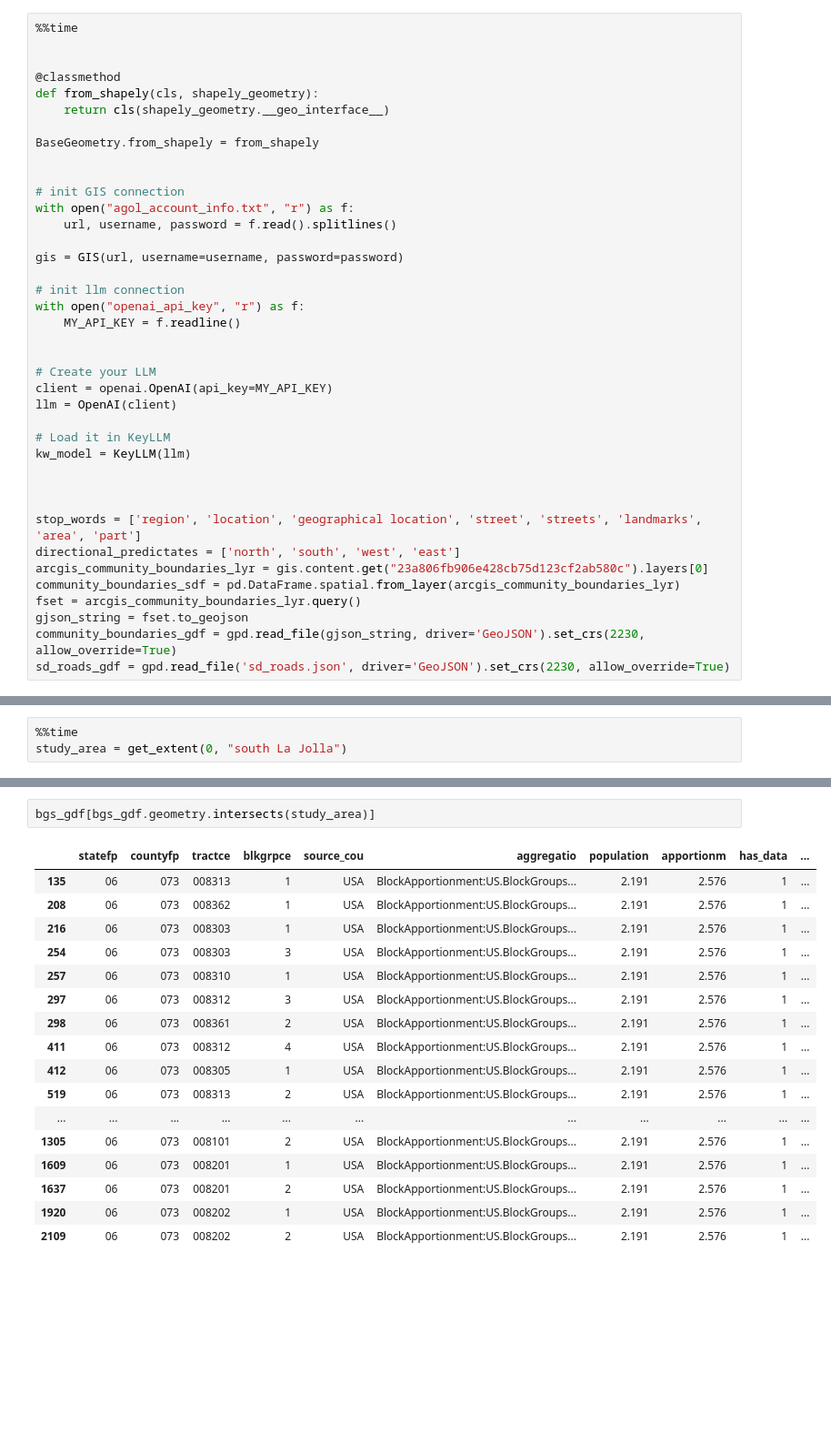
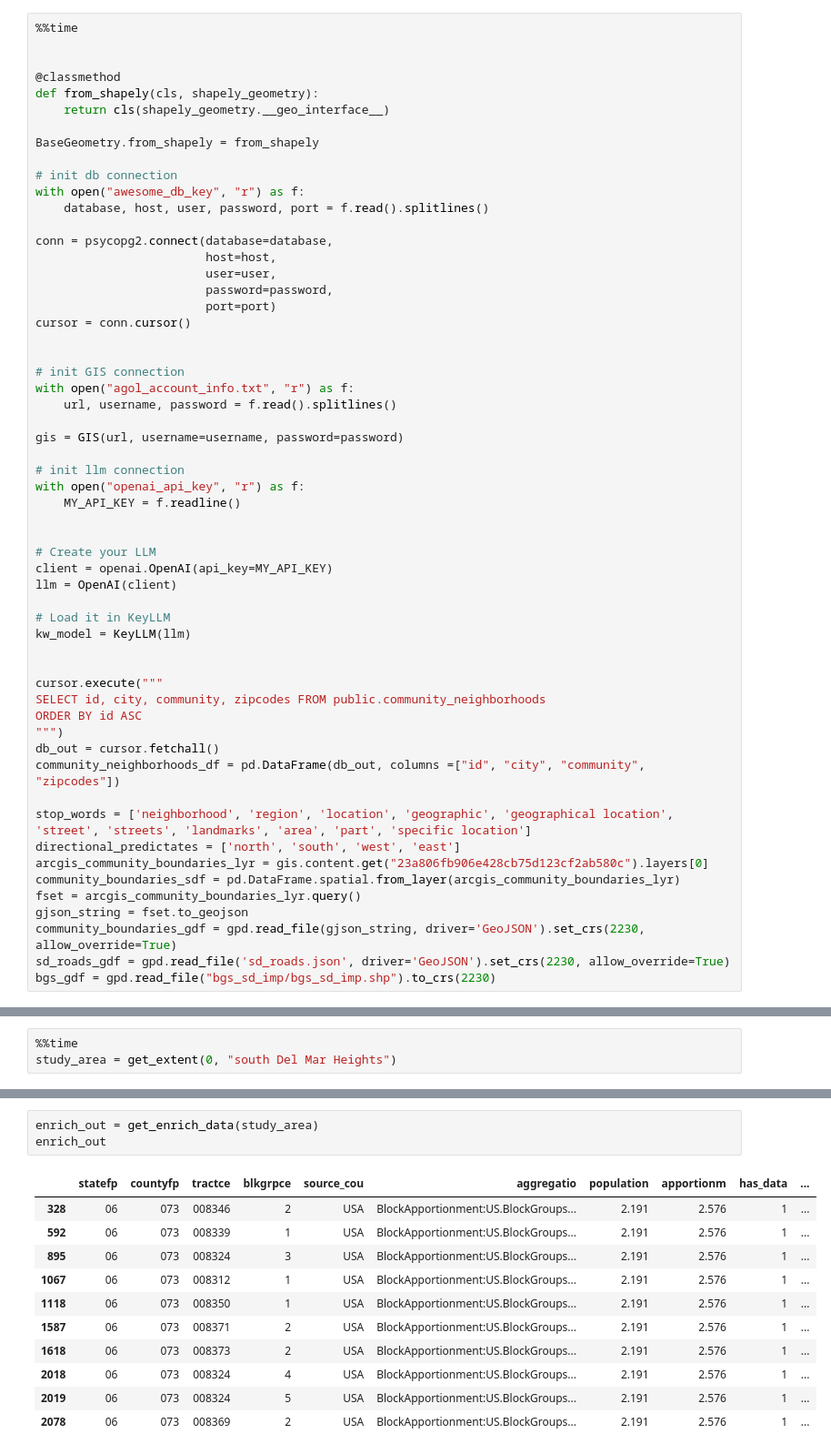
Before and after one commit to MuscularBrain/Nourish, a Jupyter notebook: Spatial API Cleaned.ipynb, the cells around one changed output, grey strips where cells are left out. Shown at 91% size. Saved outputs shown, nothing was run; the diff lists cells and outputs as text; blank space fills up the shorter version.

```diff
--- a/Spatial API Cleaned.ipynb
+++ b/Spatial API Cleaned.ipynb
@@ -22,6 +23,17 @@ def from_shapely(cls, shapely_geometry):
     return cls(shapely_geometry.__geo_interface__)
 
 BaseGeometry.from_shapely = from_shapely
+
+# init db connection
+with open("awesome_db_key", "r") as f:
+    database, host, user, password, port = f.read().splitlines()
+
+conn = psycopg2.connect(database=database,
+                        host=host,
+                        user=user,
+                        password=password,
+                        port=port)
+cursor = conn.cursor()
 
 
 # init GIS connection
@@ -43,8 +55,14 @@ llm = OpenAI(client)
 kw_model = KeyLLM(llm)
 
 
+cursor.execute("""
+SELECT id, city, community, zipcodes FROM public.community_neighborhoods
+ORDER BY id ASC
+""")
+db_out = cursor.fetchall()
+community_neighborhoods_df = pd.DataFrame(db_out, columns =["id", "city", "community", "zipcodes"])
 
-stop_words = ['region', 'location', 'geographical location', 'street', 'streets', 'landmarks', 'area', 'part']
+stop_words = ['neighborhood', 'region', 'location', 'geographic', 'geographical location', 'street', 'streets', 'landmarks', 'area', 'part', 'specific location']
 directional_predictates = ['north', 'south', 'west', 'east']
 arcgis_community_boundaries_lyr = gis.content.get("23a806fb906e428cb75d123cf2ab580c").layers[0]
 community_boundaries_sdf = pd.DataFrame.spatial.from_layer(arcgis_community_boundaries_lyr)
@@ -52,4 +70,5 @@ fset = arcgis_community_boundaries_lyr.query()
 gjson_string = fset.to_geojson
 community_boundaries_gdf = gpd.read_file(gjson_string, driver='GeoJSON').set_crs(2230, allow_override=True)
 sd_roads_gdf = gpd.read_file('sd_roads.json', driver='GeoJSON').set_crs(2230, allow_override=True)
+bgs_gdf = gpd.read_file("bgs_sd_imp/bgs_sd_imp.shp").to_crs(2230)
 # %% [output]
@@ -195,4 +233,4 @@ def get_road(geom_txt):
 # %%
 %%time
-study_area = get_extent(0, "south La Jolla")
+study_area = get_extent(0, "south Del Mar Heights")
 # %% [output]
@@ -211,20 +252,15 @@ bgs_gdf = bgs_gdf.to_crs(2230)
 # %%
-bgs_gdf[bgs_gdf.geometry.intersects(study_area)]
+enrich_out = get_enrich_data(study_area)
+enrich_out
 # %% [output]
 |  | statefp | countyfp | tractce | blkgrpce | source_cou | aggregatio | population | apportionm | has_data | ... |
-| 135 | 06 | 073 | 008313 | 1 | USA | BlockApportionment:US.BlockGroups... | 2.191 | 2.576 | 1 | ... |
-| 208 | 06 | 073 | 008362 | 1 | USA | BlockApportionment:US.BlockGroups... | 2.191 | 2.576 | 1 | ... |
-| 216 | 06 | 073 | 008303 | 1 | USA | BlockApportionment:US.BlockGroups... | 2.191 | 2.576 | 1 | ... |
-| 254 | 06 | 073 | 008303 | 3 | USA | BlockApportionment:US.BlockGroups... | 2.191 | 2.576 | 1 | ... |
-| 257 | 06 | 073 | 008310 | 1 | USA | BlockApportionment:US.BlockGroups... | 2.191 | 2.576 | 1 | ... |
-| 297 | 06 | 073 | 008312 | 3 | USA | BlockApportionment:US.BlockGroups... | 2.191 | 2.576 | 1 | ... |
-| 298 | 06 | 073 | 008361 | 2 | USA | BlockApportionment:US.BlockGroups... | 2.191 | 2.576 | 1 | ... |
-| 411 | 06 | 073 | 008312 | 4 | USA | BlockApportionment:US.BlockGroups... | 2.191 | 2.576 | 1 | ... |
-| 412 | 06 | 073 | 008305 | 1 | USA | BlockApportionment:US.BlockGroups... | 2.191 | 2.576 | 1 | ... |
-| 519 | 06 | 073 | 008313 | 2 | USA | BlockApportionment:US.BlockGroups... | 2.191 | 2.576 | 1 | ... |
-| ... | ... | ... | ... | ... | ... | ... | ... | ... | ... | ... |
-| 1305 | 06 | 073 | 008101 | 2 | USA | BlockApportionment:US.BlockGroups... | 2.191 | 2.576 | 1 | ... |
-| 1609 | 06 | 073 | 008201 | 1 | USA | BlockApportionment:US.BlockGroups... | 2.191 | 2.576 | 1 | ... |
-| 1637 | 06 | 073 | 008201 | 2 | USA | BlockApportionment:US.BlockGroups... | 2.191 | 2.576 | 1 | ... |
-| 1920 | 06 | 073 | 008202 | 1 | USA | BlockApportionment:US.BlockGroups... | 2.191 | 2.576 | 1 | ... |
-| 2109 | 06 | 073 | 008202 | 2 | USA | BlockApportionment:US.BlockGroups... | 2.191 | 2.576 | 1 | ... |
+| 328 | 06 | 073 | 008346 | 2 | USA | BlockApportionment:US.BlockGroups... | 2.191 | 2.576 | 1 | ... |
+| 592 | 06 | 073 | 008339 | 1 | USA | BlockApportionment:US.BlockGroups... | 2.191 | 2.576 | 1 | ... |
+| 895 | 06 | 073 | 008324 | 3 | USA | BlockApportionment:US.BlockGroups... | 2.191 | 2.576 | 1 | ... |
+| 1067 | 06 | 073 | 008312 | 1 | USA | BlockApportionment:US.BlockGroups... | 2.191 | 2.576 | 1 | ... |
+| 1118 | 06 | 073 | 008350 | 1 | USA | BlockApportionment:US.BlockGroups... | 2.191 | 2.576 | 1 | ... |
+| 1587 | 06 | 073 | 008371 | 2 | USA | BlockApportionment:US.BlockGroups... | 2.191 | 2.576 | 1 | ... |
+| 1618 | 06 | 073 | 008373 | 2 | USA | BlockApportionment:US.BlockGroups... | 2.191 | 2.576 | 1 | ... |
+| 2018 | 06 | 073 | 008324 | 4 | USA | BlockApportionment:US.BlockGroups... | 2.191 | 2.576 | 1 | ... |
+| 2019 | 06 | 073 | 008324 | 5 | USA | BlockApportionment:US.BlockGroups... | 2.191 | 2.576 | 1 | ... |
+| 2078 | 06 | 073 | 008369 | 2 | USA | BlockApportionment:US.BlockGroups... | 2.191 | 2.576 | 1 | ... |
```
Also changed, not shown: parts of 12 cells of this notebook.
